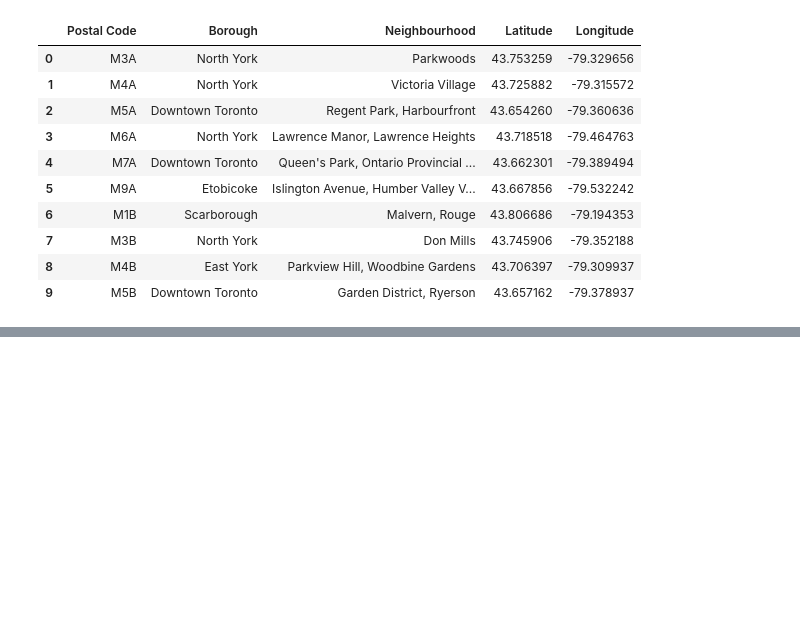
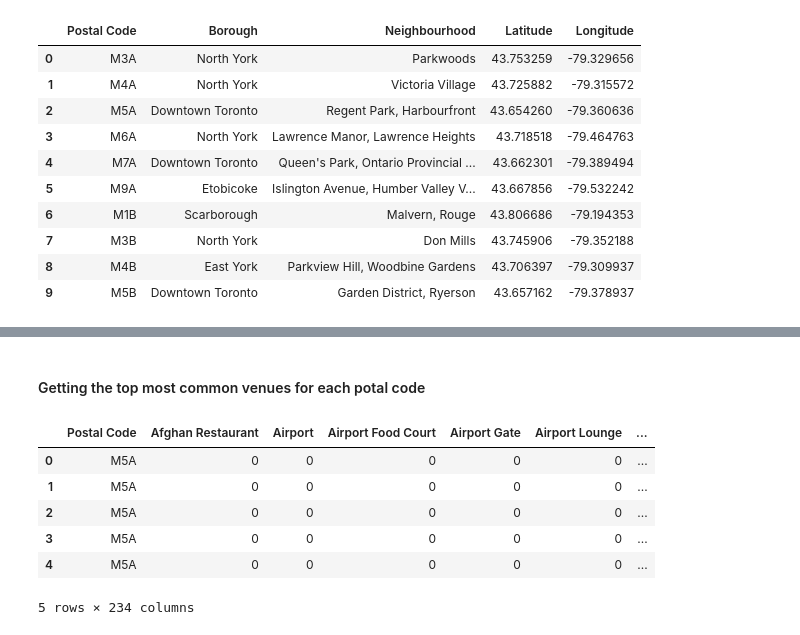
Before and after one commit to bhagyawarnakulasooriya/Coursera_Capstone, a Jupyter notebook: Capstone_project_week3.ipynb, the cells around one changed output, grey strips where cells are left out. Saved outputs shown, nothing was run; the diff lists cells and outputs as text; code cells hidden in the pictures; blank space fills up the shorter version.

```diff
--- a/Capstone_project_week3.ipynb
+++ b/Capstone_project_week3.ipynb
@@ -109,0 +210,12 @@ df_merged.head(10)
+# %%
+CLIENT_ID ='JJS5SUNYXVMGRHDDCMUFO4OGWNUM0XEAU3S3COOLOEUYHJNM'
+CLIENT_SECRET ='ZTUR03X4DDVUS1A15UMIMTL00NJJDWR1DEINEUM20CPGMVFC'
+VERSION ='20200806'
+# %%
+First_latitude = df_toronto.loc[0, 'Latitude'] # neighborhood latitude value
+First_longitude = df_toronto.loc[0, 'Longitude'] # neighborhood longitude value
+
+First_postal_code = df_toronto.loc[0, 'Postal Code'] # neighborhood name
+
+print('Latitude and longitude values of {} are {}, {}.'.format(First_postal_code,
+                                                               First_latitude,First_longitude))
@@ -109,0 +224,12 @@ df_merged.head(10)
+# %%
+LIMIT = 100
+radius = 500
+
+url = 'https://api.foursquare.com/v2/venues/explore?&client_id={}&client_secret={}&v={}&ll={},{}&radius={}&limit={}'.format(
+    CLIENT_ID,
+    CLIENT_SECRET,
+    VERSION,
+    First_latitude,
+    First_longitude,
+    radius,
+    LIMIT)
@@ -109,0 +294,4 @@ df_merged.head(10)
+# %%
+toronto_venues = getNearbyVenues(postal_code = df_toronto['Postal Code'],
+                                   latitudes= df_toronto['Latitude'],
+                                   longitudes= df_toronto['Longitude'])
@@ -109,0 +327,22 @@ df_merged.head(10)
+# %% [markdown]
+#### Getting the top most common venues for each potal code
+# %%
+# one hot encoding
+toronto_onehot = pd.get_dummies(toronto_venues[['Venue Category']], prefix="", prefix_sep="")
+toronto_onehot
+# add neighborhood column back to dataframe
+toronto_onehot['Postal Code'] = toronto_venues['Postal Code']
+
+# move neighborhood column to the first column
+fixed_columns = [toronto_onehot.columns[-1]] + list(toronto_onehot.columns[:-1])
+toronto_onehot = toronto_onehot[fixed_columns]
+
+toronto_onehot.head()
+# %% [output]
+|  | Postal Code | Afghan Restaurant | Airport | Airport Food Court | Airport Gate | Airport Lounge | ... |
+| 0 | M5A | 0 | 0 | 0 | 0 | 0 | ... |
+| 1 | M5A | 0 | 0 | 0 | 0 | 0 | ... |
+| 2 | M5A | 0 | 0 | 0 | 0 | 0 | ... |
+| 3 | M5A | 0 | 0 | 0 | 0 | 0 | ... |
+| 4 | M5A | 0 | 0 | 0 | 0 | 0 | ... |
+5 rows × 234 columns
```
Also changed, not shown: parts of 29 cells of this notebook.
